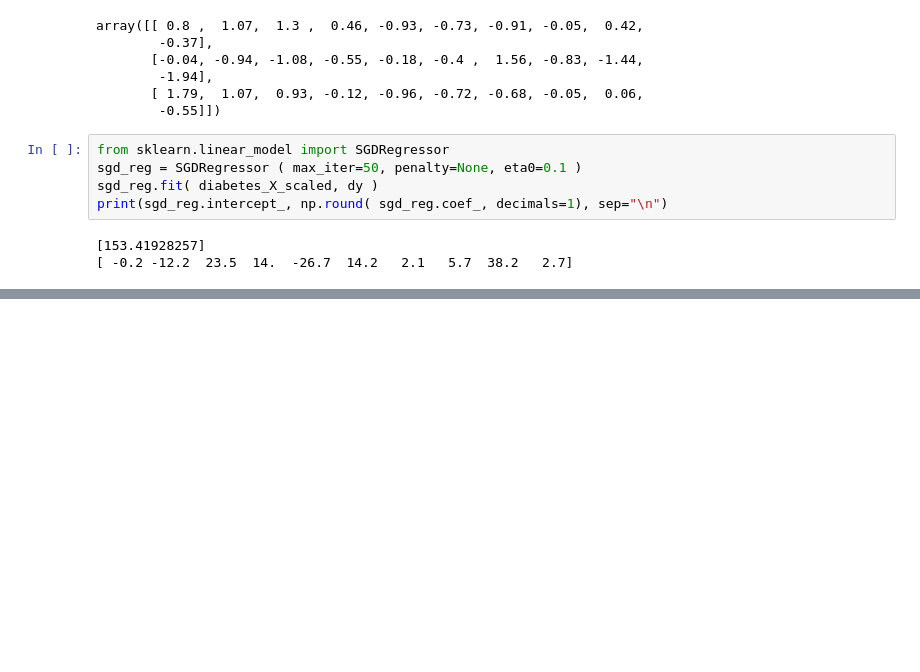
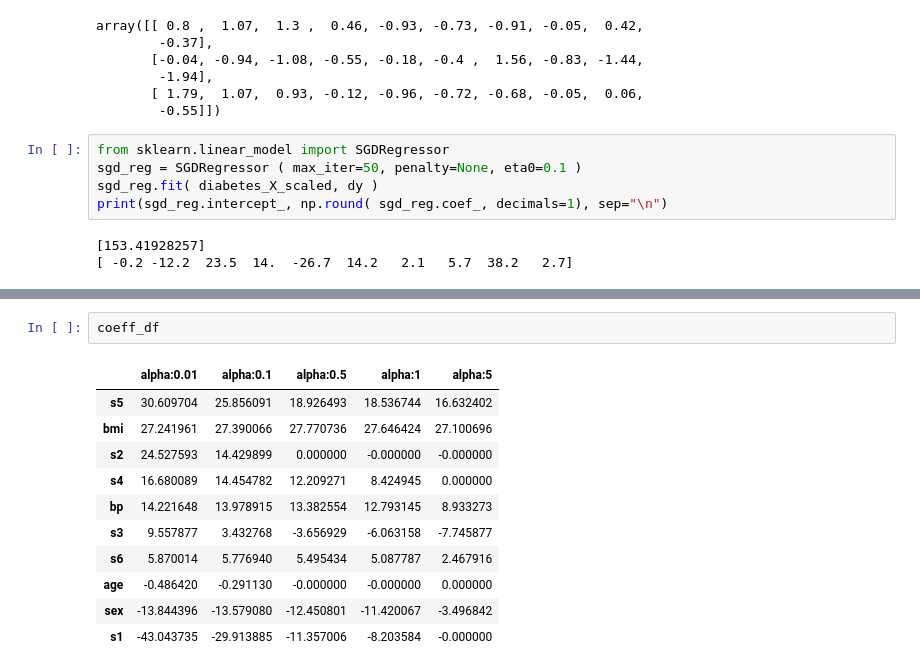
Before and after one commit to kimhyeonghwan/24f, a Jupyter notebook: 머신러닝실습.ipynb, the cells around one changed output, grey strips where cells are left out. Drawn from its saved outputs; the diff is of its cells as text; blank space fills up the shorter version.

```diff
--- a/머신러닝실습.ipynb
+++ b/머신러닝실습.ipynb
@@ -166,0 +326,14 @@ print(sgd_reg.intercept_, np.round( sgd_reg.coef_, decimals=1), sep="\n")
+# %%
+coeff_df
+# %% [output]
+|  | alpha:0.01 | alpha:0.1 | alpha:0.5 | alpha:1 | alpha:5 |
+| s5 | 30.609704 | 25.856091 | 18.926493 | 18.536744 | 16.632402 |
+| bmi | 27.241961 | 27.390066 | 27.770736 | 27.646424 | 27.100696 |
+| s2 | 24.527593 | 14.429899 | 0.000000 | -0.000000 | -0.000000 |
+| s4 | 16.680089 | 14.454782 | 12.209271 | 8.424945 | 0.000000 |
+| bp | 14.221648 | 13.978915 | 13.382554 | 12.793145 | 8.933273 |
+| s3 | 9.557877 | 3.432768 | -3.656929 | -6.063158 | -7.745877 |
+| s6 | 5.870014 | 5.776940 | 5.495434 | 5.087787 | 2.467916 |
+| age | -0.486420 | -0.291130 | -0.000000 | -0.000000 | 0.000000 |
+| sex | -13.844396 | -13.579080 | -12.450801 | -11.420067 | -3.496842 |
+| s1 | -43.043735 | -29.913885 | -11.357006 | -8.203584 | -0.000000 |
```
Also changed, not shown: parts of 15 cells of this notebook, 41 other files.
